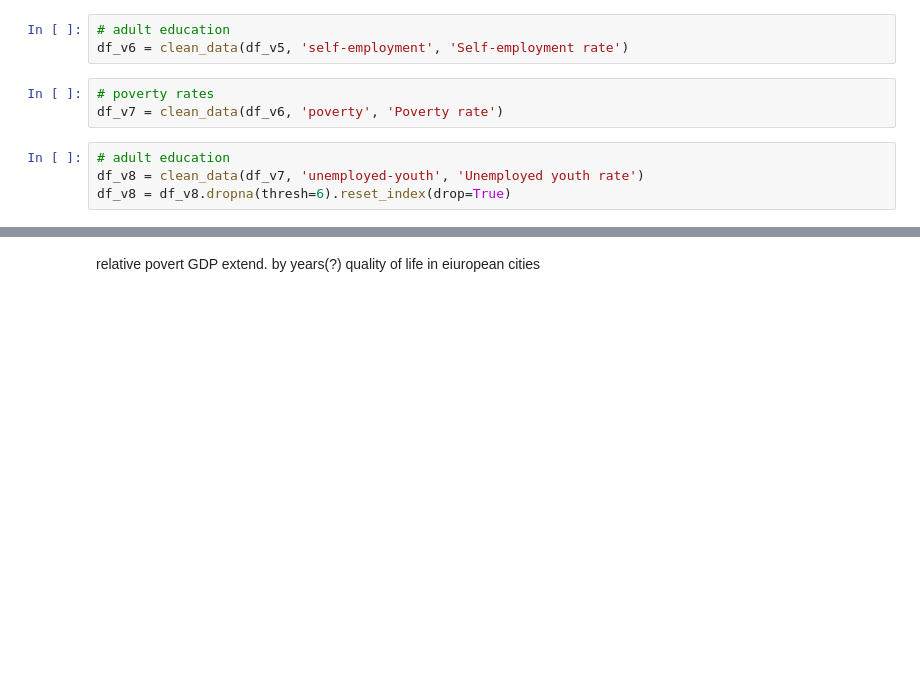
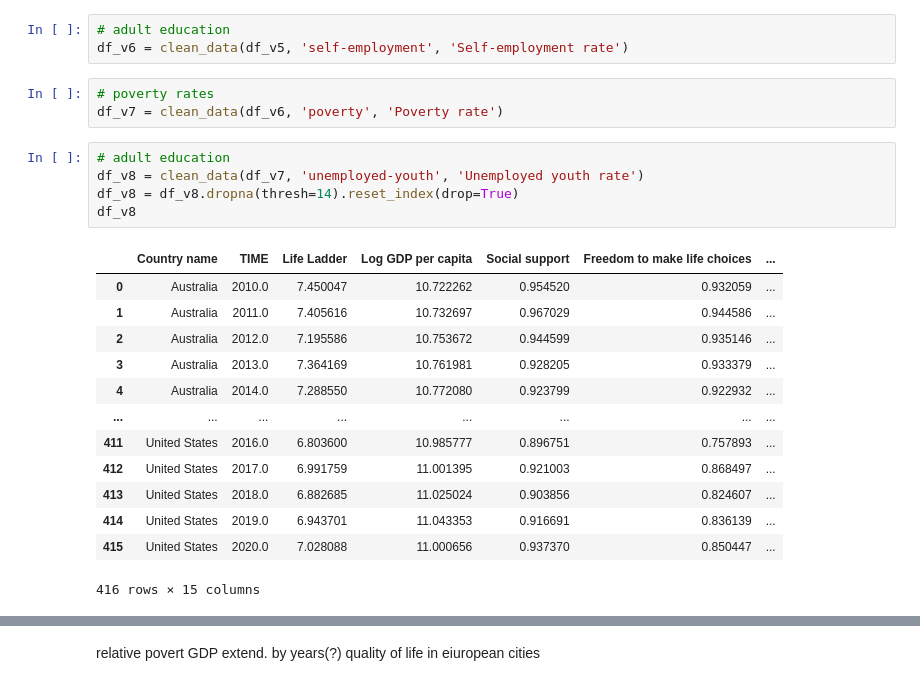
Before and after one commit to hvsio/BDP_dataset, a Jupyter notebook: notebooks/cleaning-extended.ipynb, the cells around one changed output, grey strips where cells are left out. Drawn from its saved outputs; the diff is of its cells as text; blank space fills up the shorter version.

```diff
--- a/notebooks/cleaning-extended.ipynb
+++ b/notebooks/cleaning-extended.ipynb
@@ -134,7 +122,22 @@ df_v7 = clean_data(df_v6, 'poverty', 'Poverty rate')
 # %%
 # adult education
 df_v8 = clean_data(df_v7, 'unemployed-youth', 'Unemployed youth rate')
-df_v8 = df_v8.dropna(thresh=6).reset_index(drop=True)
+df_v8 = df_v8.dropna(thresh=14).reset_index(drop=True)
+df_v8
+# %% [output]
+|  | Country name | TIME | Life Ladder | Log GDP per capita | Social support | Freedom to make life choices | ... |
+| 0 | Australia | 2010.0 | 7.450047 | 10.722262 | 0.954520 | 0.932059 | ... |
+| 1 | Australia | 2011.0 | 7.405616 | 10.732697 | 0.967029 | 0.944586 | ... |
+| 2 | Australia | 2012.0 | 7.195586 | 10.753672 | 0.944599 | 0.935146 | ... |
+| 3 | Australia | 2013.0 | 7.364169 | 10.761981 | 0.928205 | 0.933379 | ... |
+| 4 | Australia | 2014.0 | 7.288550 | 10.772080 | 0.923799 | 0.922932 | ... |
+| ... | ... | ... | ... | ... | ... | ... | ... |
+| 411 | United States | 2016.0 | 6.803600 | 10.985777 | 0.896751 | 0.757893 | ... |
+| 412 | United States | 2017.0 | 6.991759 | 11.001395 | 0.921003 | 0.868497 | ... |
+| 413 | United States | 2018.0 | 6.882685 | 11.025024 | 0.903856 | 0.824607 | ... |
+| 414 | United States | 2019.0 | 6.943701 | 11.043353 | 0.916691 | 0.836139 | ... |
+| 415 | United States | 2020.0 | 7.028088 | 11.000656 | 0.937370 | 0.850447 | ... |
+416 rows × 15 columns
 # %%
 print(f"""
 {df_v8['Inflation rate'].isna().sum()}
```
Also changed, not shown: parts of 4 cells of this notebook, 4 other files.
